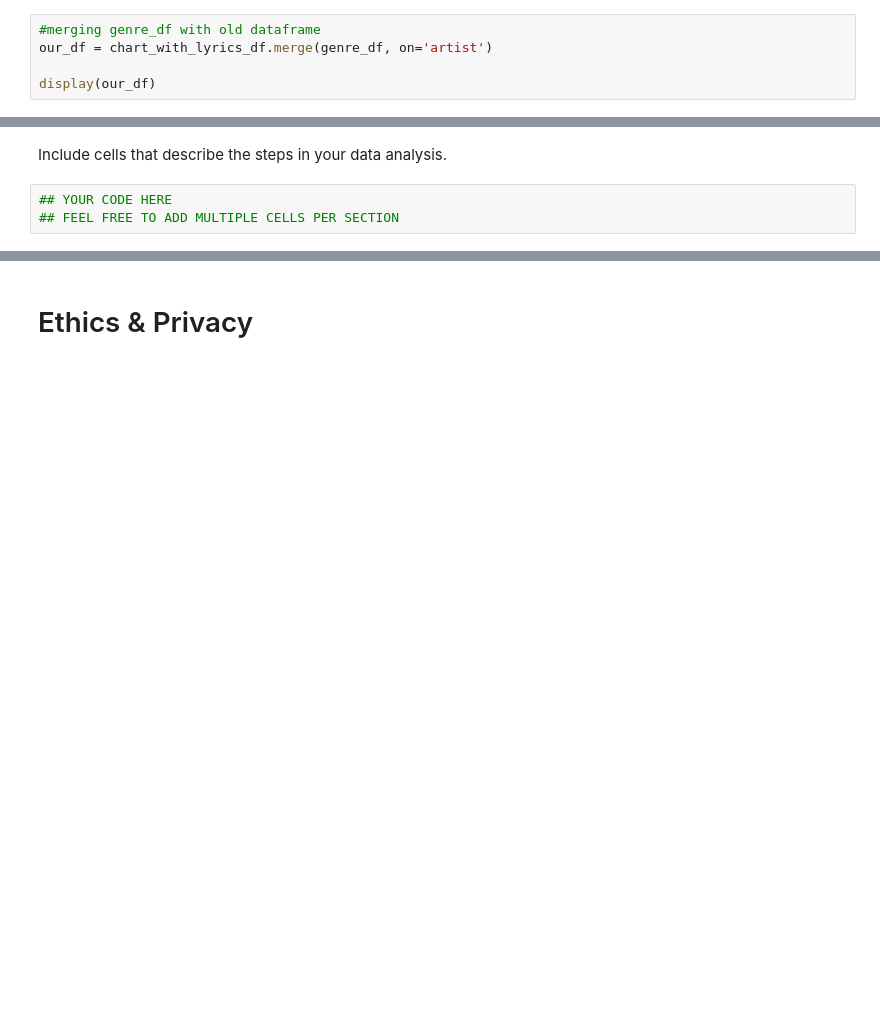
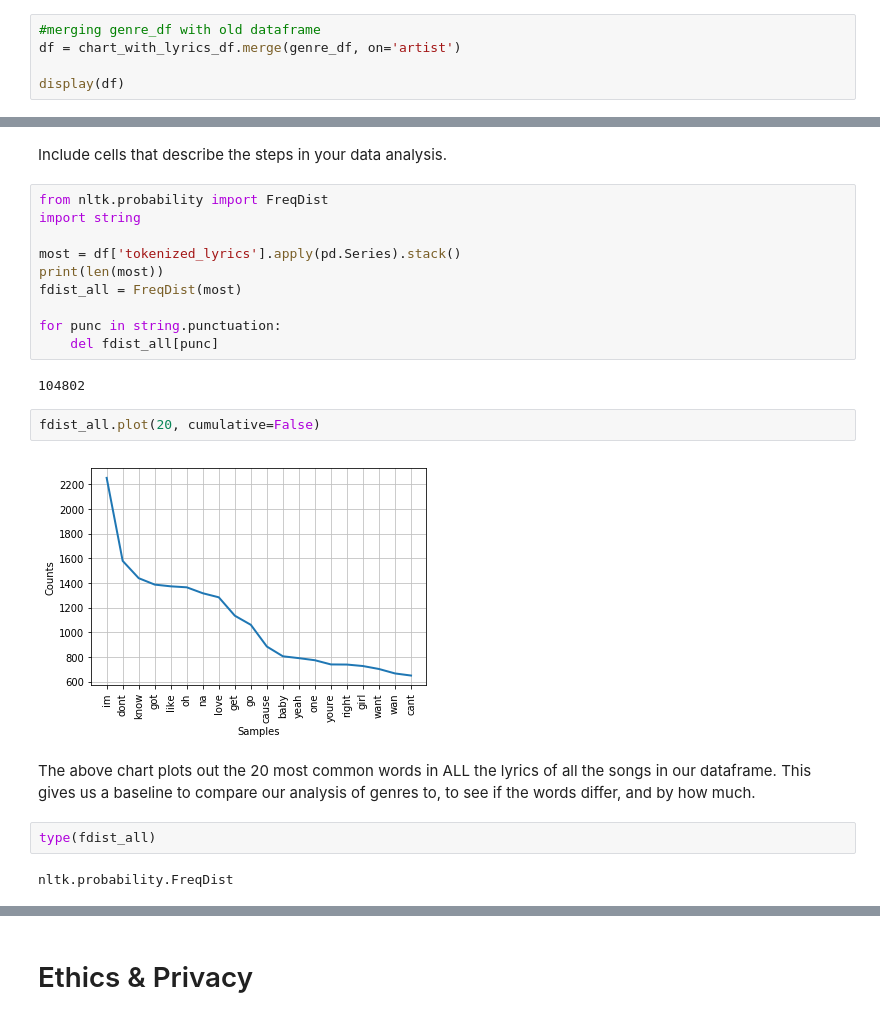
Before and after one commit to Timothy-W/COGS108-Group-152-Final-Project, a Jupyter notebook: FinalProject.ipynb, the cells around one changed output, grey strips where cells are left out. Cells and saved outputs as stored; diff of their text form; blank space fills up the shorter version.

```diff
--- a/FinalProject.ipynb
+++ b/FinalProject.ipynb
@@ -463,9 +443,9 @@ print(genre_df)
 [2888 rows x 2 columns]
 # %%
 #merging genre_df with old dataframe
-our_df = chart_with_lyrics_df.merge(genre_df, on='artist')
+df = chart_with_lyrics_df.merge(genre_df, on='artist')
 
-display(our_df)
+display(df)
 # %% [output]
 |  | year | rank | title | artist | lyrics | tokenized_lyrics | numhomo | genre |
 | 0 | 2009 | 64 | She Wolf | Shakira | sos shes in disguise sos shes in ... | [sos, shes, disguise, sos, shes, ... | 0 | dance |
@@ -489,6 +469,25 @@ display(our_df)
 # Data Analysis & Results
 # %% [markdown]
 Include cells that describe the steps in your data analysis.
-# %%
-## YOUR CODE HERE
-## FEEL FREE TO ADD MULTIPLE CELLS PER SECTION
+# %%
+from nltk.probability import FreqDist
+import string
+
+most = df['tokenized_lyrics'].apply(pd.Series).stack()
+print(len(most))
+fdist_all = FreqDist(most)
+
+for punc in string.punctuation:
+    del fdist_all[punc]
+# %% [output]
+104802
+# %%
+fdist_all.plot(20, cumulative=False)
+# %% [output]
+[figure, added]
+# %% [markdown]
+The above chart plots out the 20 most common words in ALL the lyrics of all the songs in our dataframe. This gives us a baseline to compare our analysis of genres to, to see if the words differ, and by how much.
+# %%
+type(fdist_all)
+# %% [output]
+nltk.probability.FreqDist
```
Also changed, not shown: parts of 4 cells of this notebook.
